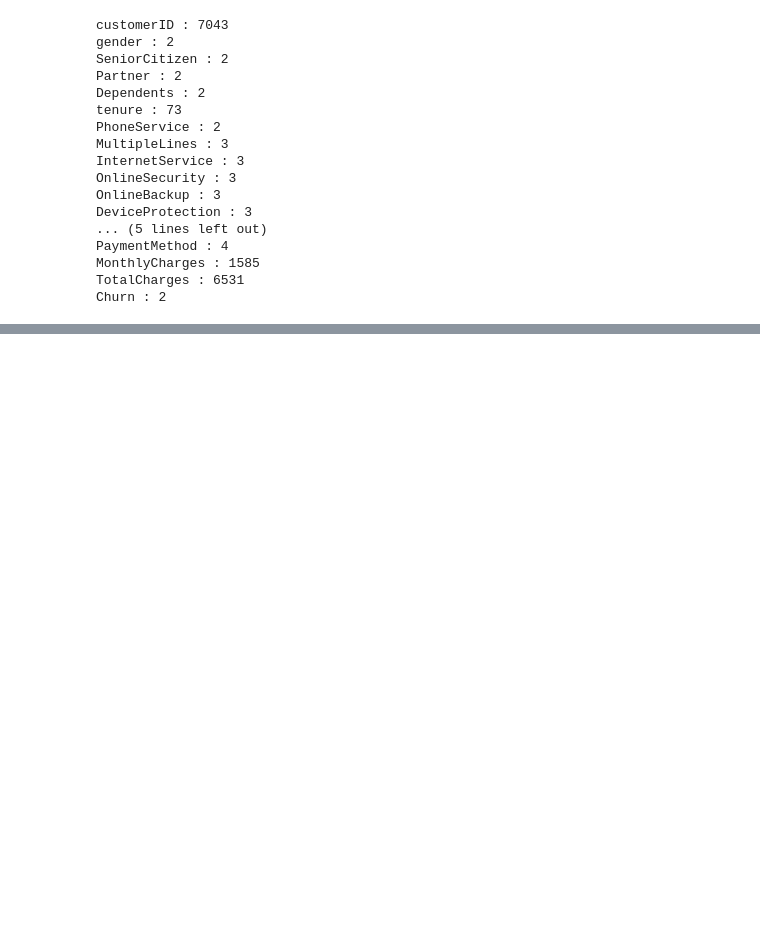
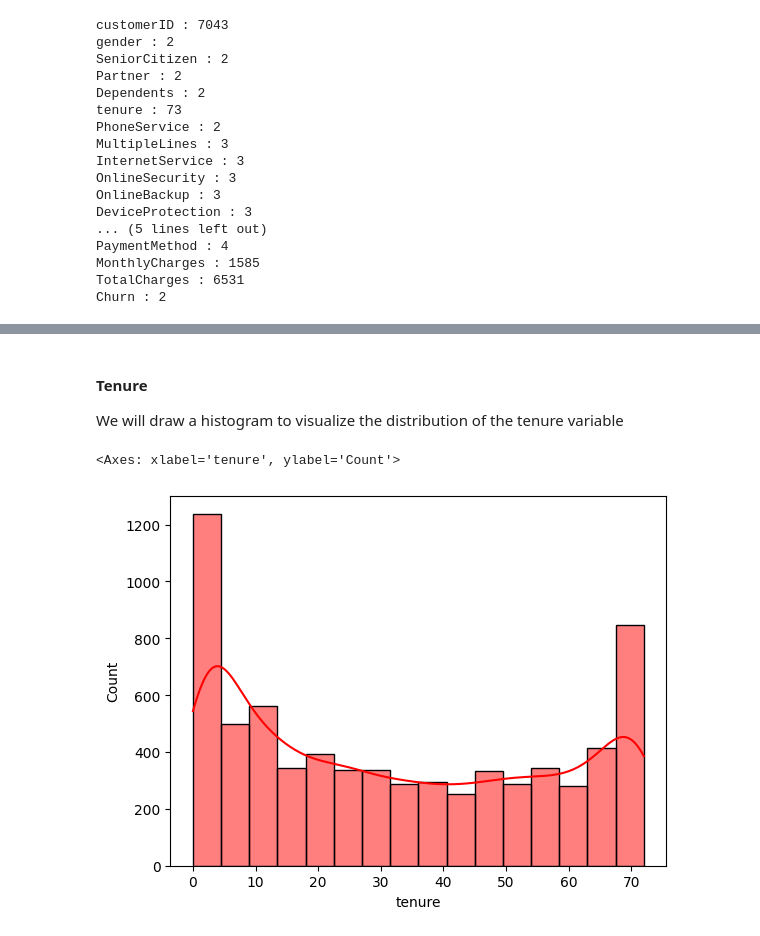
Before and after one commit to Jauloma/GIT_LP3, a Jupyter notebook: Code/Customer Churn_LP3.ipynb, the cells around one changed output, grey strips where cells are left out. Saved outputs shown, nothing was run; the diff lists cells and outputs as text; code cells hidden in the pictures; blank space fills up the shorter version.

```diff
--- a/Code/Customer Churn_LP3.ipynb
+++ b/Code/Customer Churn_LP3.ipynb
@@ -194,0 +236,8 @@ Churn : 2
+# %% [markdown]
+#### Tenure
+We will draw a histogram to visualize the distribution of the tenure variable
+# %%
+sns.histplot(df_telco_cust['tenure'], kde=True, color='red')
+# %% [output]
+<Axes: xlabel='tenure', ylabel='Count'>
+[figure, added]
```
Also changed, not shown: parts of 37 cells of this notebook, 1 other file.
